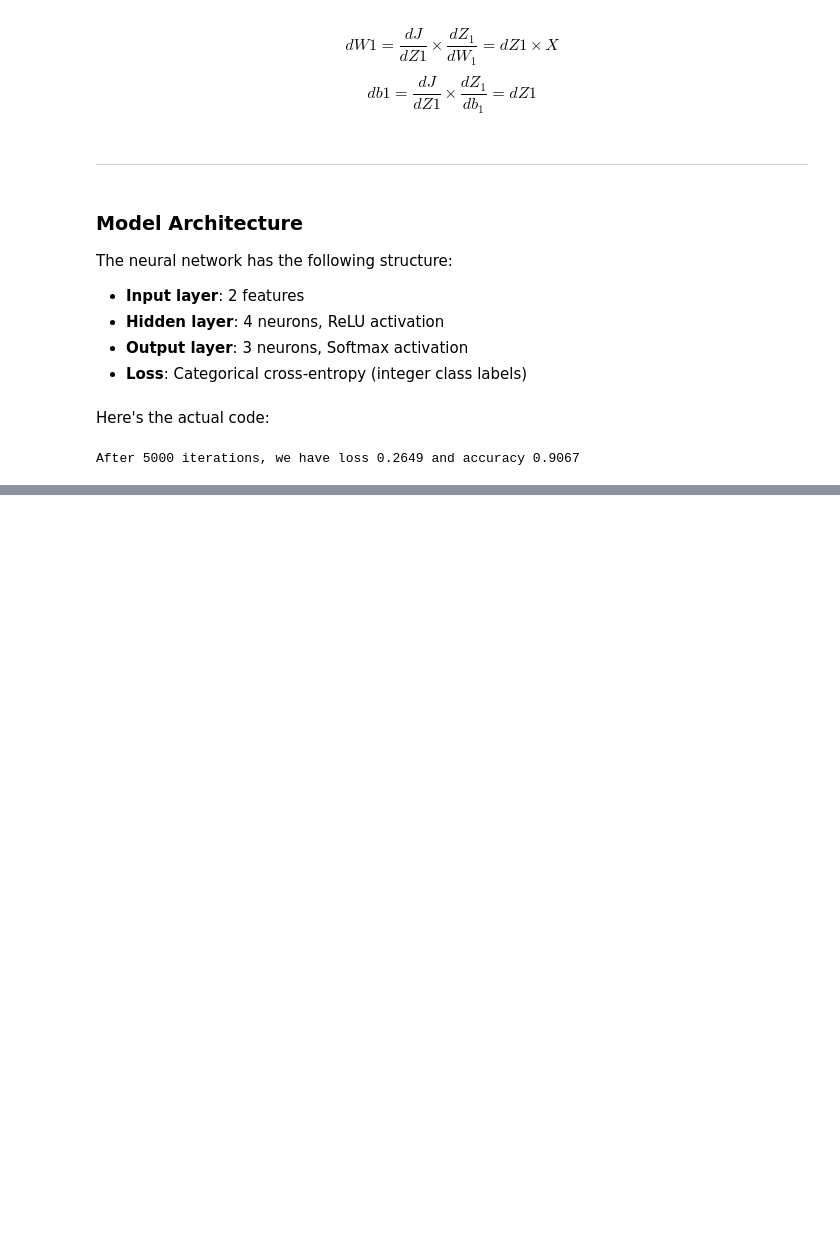
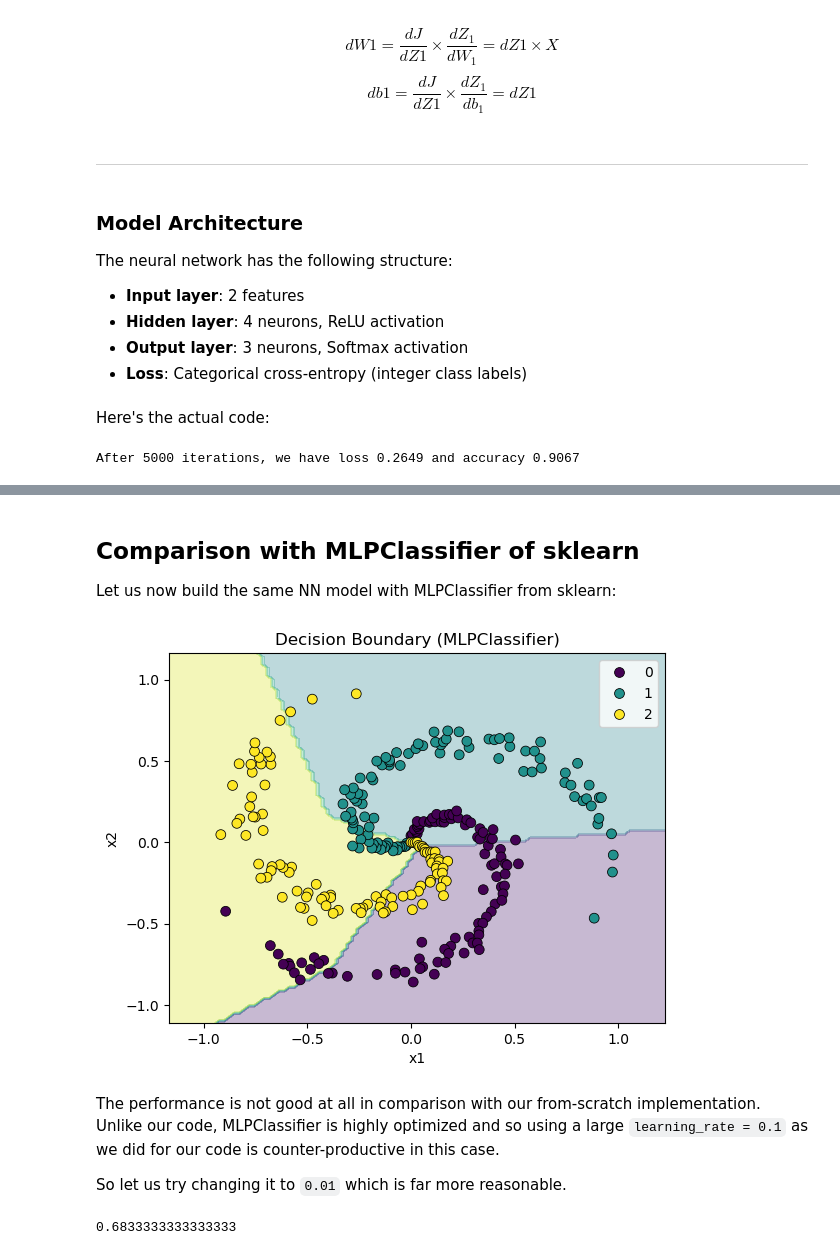
Before and after one commit to pjc-codes/clf-nn-from-scratch, a Jupyter notebook: clf-nn-1-hidden-layer.ipynb, the cells around one changed output, grey strips where cells are left out. Cells and saved outputs as stored; diff of their text form; code cells hidden in the pictures; blank space fills up the shorter version.

```diff
--- a/clf-nn-1-hidden-layer.ipynb
+++ b/clf-nn-1-hidden-layer.ipynb
@@ -153,0 +181,47 @@ plt.show()
+# %% [markdown]
+## Comparison with MLPClassifier of sklearn
+Let us now build the same NN model with MLPClassifier from sklearn:
+# %%
+from sklearn.neural_network import MLPClassifier
+
+mlpc = MLPClassifier(
+                        hidden_layer_sizes=4,
+                        activation='relu',
+                        learning_rate='constant',
+                        learning_rate_init=0.1,
+                        max_iter=5000,
+                        random_state=13
+                    )
+mlpc.fit(X, y)
+mlpc.score(X, y)
+
+# making predictions with MLPClassifier using the earlier mesh grid
+Z_mesh = mlpc.predict(np.c_[xx.ravel(), yy.ravel()]).reshape(xx.shape)
+
+# plotting the decision boundary
+plt.contourf(xx, yy, Z_mesh, alpha=0.3, cmap='viridis')
+sns.scatterplot(x=X[:, 0], y=X[:, 1], hue=y, s=50,
+                palette='viridis', edgecolor='black')
+plt.xlabel('x1')
+plt.ylabel('x2')
+plt.title('Decision Boundary (MLPClassifier)')
+plt.show()
+# %% [output]
+[figure, added]
+# %% [markdown]
+The performance is not good at all in comparison with our from-scratch implementation. Unlike our code, MLPClassifier is highly optimized and so using a large `learning_rate = 0.1` as we did for our code is counter-productive in this case.
+
+So let us try changing it to `0.01` which is far more reasonable.
+# %%
+mlpc = MLPClassifier(
+                        hidden_layer_sizes=4,
+                        activation='relu',
+                        learning_rate='constant',
+                        learning_rate_init=0.01,
+                        max_iter=500,
+                        random_state=13
+                    )
+mlpc.fit(X, y)
+mlpc.score(X, y)
+# %% [output]
+0.6833333333333333
```
Also changed, not shown: parts of 3 cells of this notebook.
